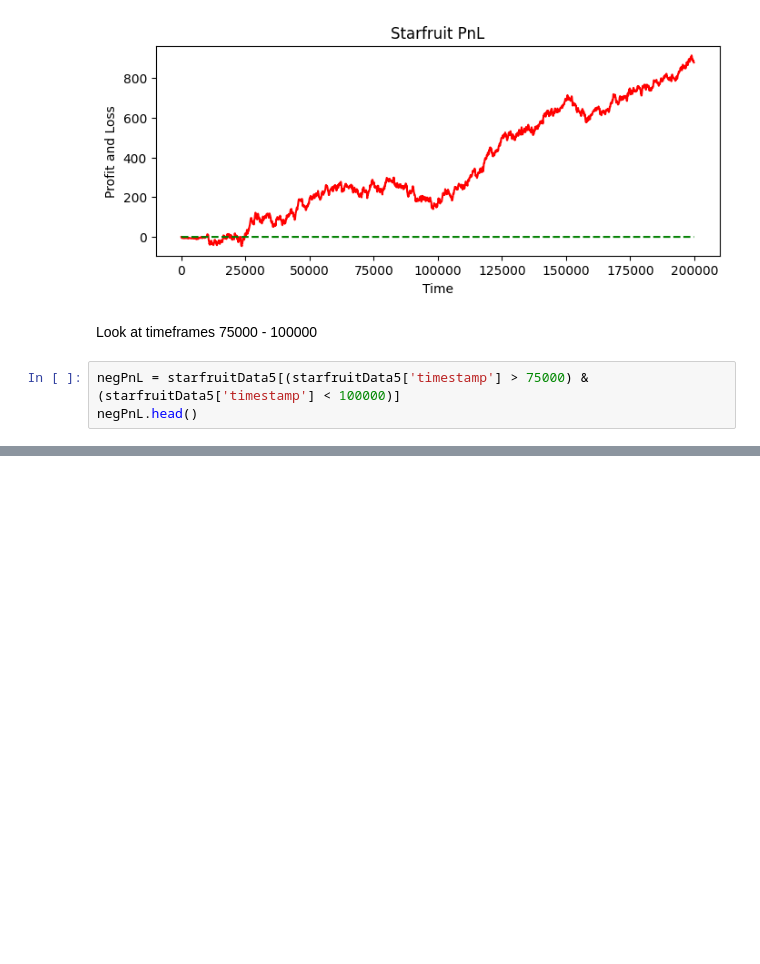
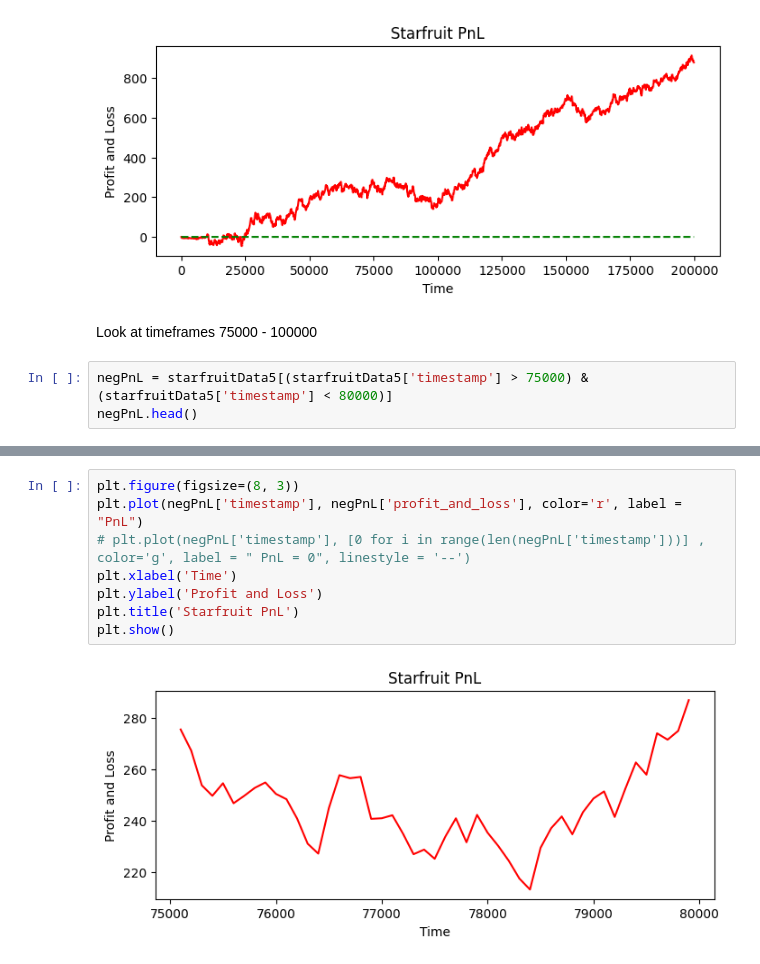
Before and after one commit to dakshox/Prosperity, a Jupyter notebook: tutorial-round/daksh-work/activity_analysis.ipynb, the cells around one changed output, grey strips where cells are left out. Cells and saved outputs as stored; diff of their text form; blank space fills up the shorter version.

```diff
--- a/tutorial-round/daksh-work/activity_analysis.ipynb
+++ b/tutorial-round/daksh-work/activity_analysis.ipynb
@@ -174,7 +174,7 @@ Text(0.5, 1.0, 'Starfruit PnL')
 # %% [markdown]
 Look at timeframes 75000 - 100000
 # %%
-negPnL = starfruitData5[(starfruitData5['timestamp'] > 75000) & (starfruitData5['timestamp'] < 100000)]
+negPnL = starfruitData5[(starfruitData5['timestamp'] > 75000) & (starfruitData5['timestamp'] < 80000)]
 negPnL.head()
 # %% [output]
 |  | day | timestamp | product | bid_price_1 | bid_volume_1 | bid_price_2 | bid_volume_2 | bid_price_3 | ... |
@@ -183,3 +183,13 @@ negPnL.head()
 | 1506 | -2.0 | 75300.0 | STARFRUIT | 4983.0 | 1.0 | 4982.0 | 28.0 | NaN | ... |
 | 1508 | -2.0 | 75400.0 | STARFRUIT | 4983.0 | 31.0 | NaN | NaN | NaN | ... |
 | 1510 | -2.0 | 75500.0 | STARFRUIT | 4983.0 | 6.0 | 4982.0 | 28.0 | NaN | ... |
+# %%
+plt.figure(figsize=(8, 3))
+plt.plot(negPnL['timestamp'], negPnL['profit_and_loss'], color='r', label = "PnL")
+# plt.plot(negPnL['timestamp'], [0 for i in range(len(negPnL['timestamp']))] , color='g', label = " PnL = 0", linestyle = '--')
+plt.xlabel('Time')
+plt.ylabel('Profit and Loss')
+plt.title('Starfruit PnL')
+plt.show()
+# %% [output]
+[figure, added]
```
Also changed, not shown: parts of 2 cells of this notebook, 3 other files.
